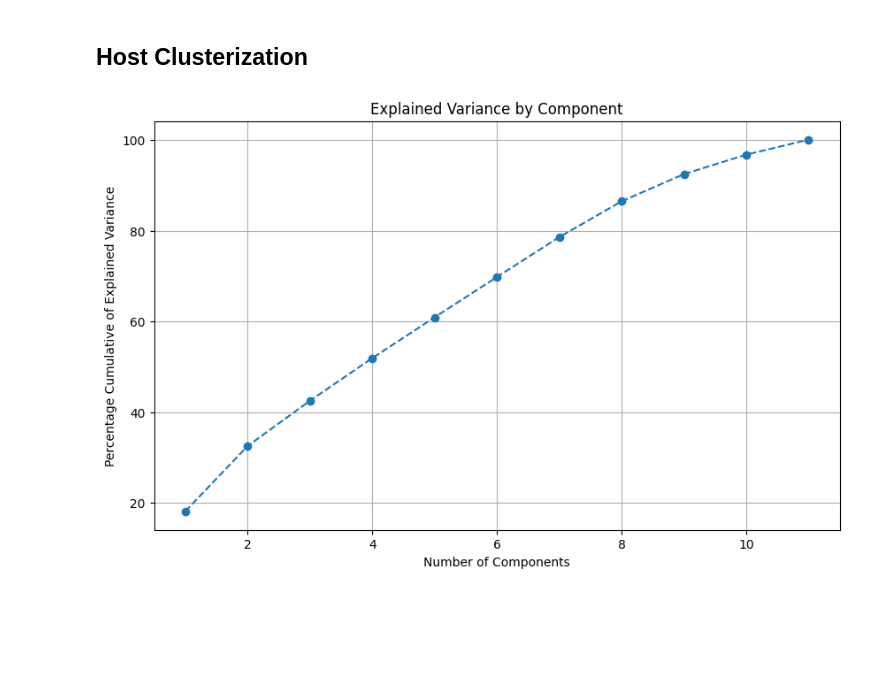
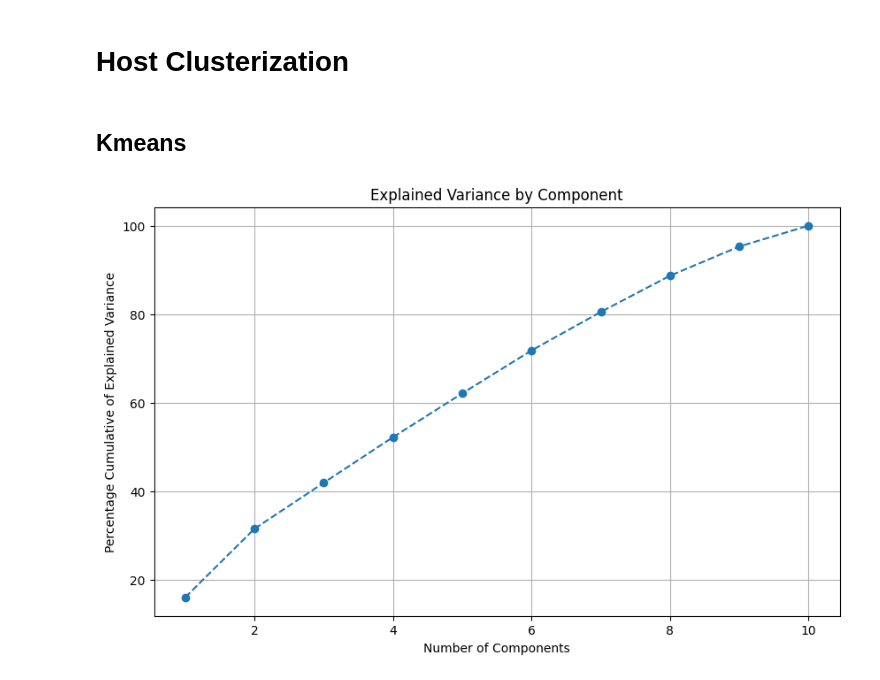
Before and after one commit to Pacholki/ML-2projekcik, a Jupyter notebook: km3/km3.ipynb, the cells around one changed output. Cells and saved outputs as stored; diff of their text form; code cells hidden in the pictures; blank space fills up the shorter version.

```diff
--- a/km3/km3.ipynb
+++ b/km3/km3.ipynb
@@ -17,10 +17,12 @@ importlib.reload(clustering)
 file_name = "data/dataset.csv"
 clusterator = clustering.Clusterator(file_name=file_name)
 # %% [markdown]
-## Host Clusterization
+# Host Clusterization
+# %% [markdown]
+## Kmeans
 # %%
-columns = ["price", "room_type", "minimum_nights", "number_of_reviews", "reviews_per_month", "calculated_host_listings_count", "availability_365", "rating", "popularity", "beds", "baths"]
+columns = ["price", "room_type", "minimum_nights", "reviews_per_month", "calculated_host_listings_count", "availability_365", "rating", "popularity", "beds", "baths"]
 clusterator.plot_explainded_variance(columns)
 # %% [output]
-[figure, old version]
+[figure, new version]
 # %%
```
Also changed, not shown: parts of 11 cells of this notebook, 1 other file.
